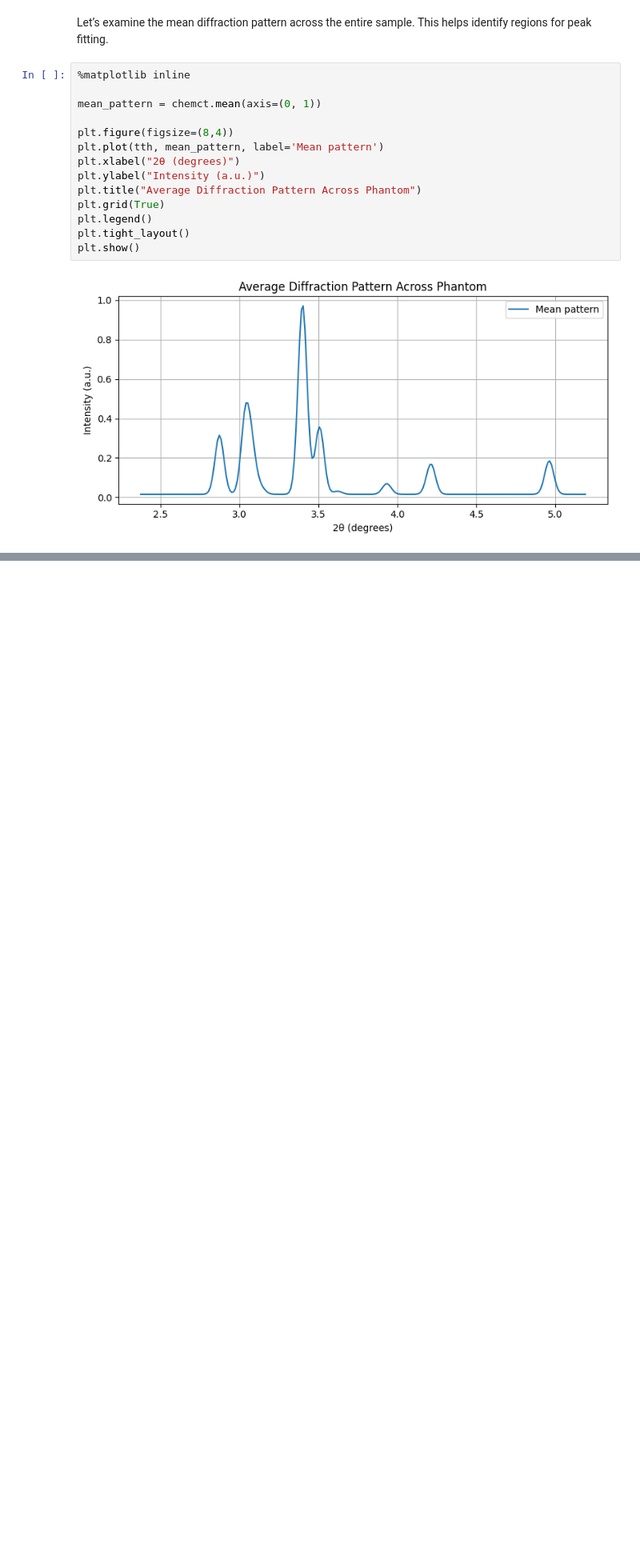
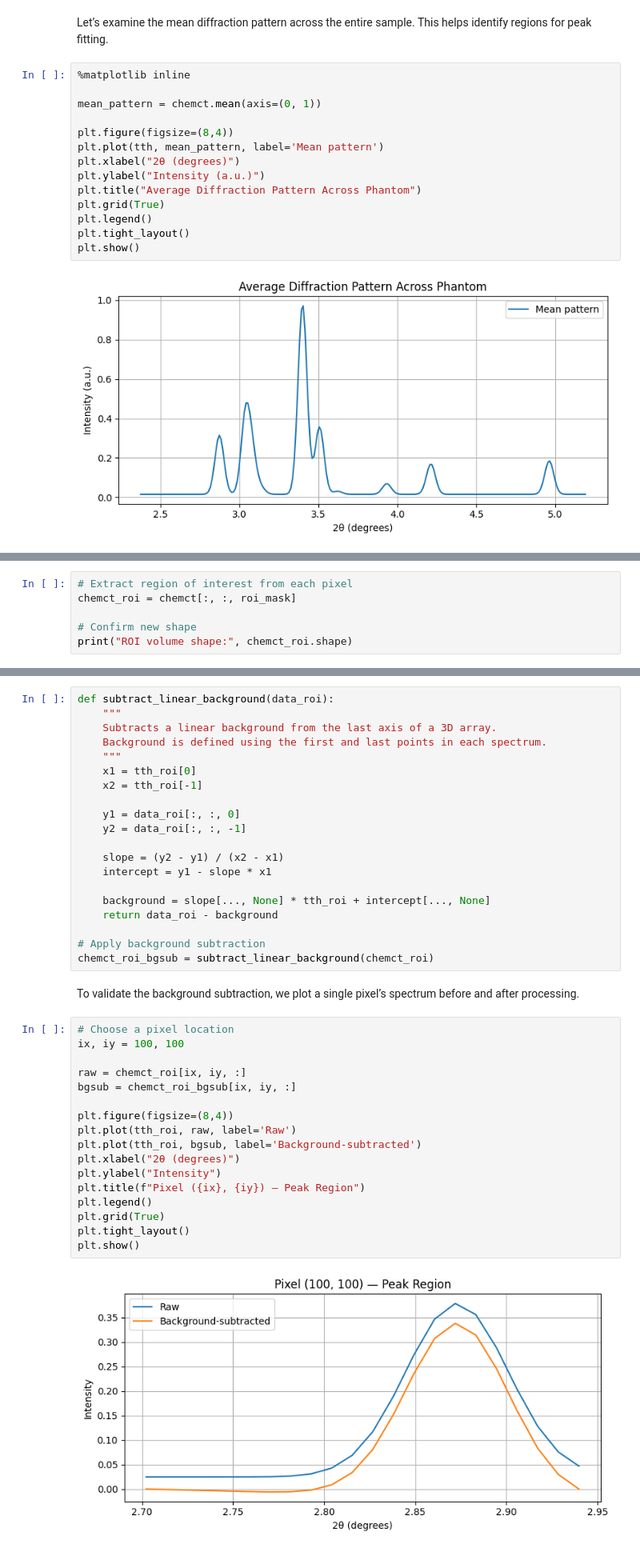
Before and after one commit to antonyvam/nDTomo, a Jupyter notebook: docs/source/notebooks/tutorial_peak_fitting.ipynb, the cells around one changed output, grey strips where cells are left out. Shown at 80% size. Cells and saved outputs as stored; diff of their text form; blank space fills up the shorter version.

```diff
--- a/docs/source/notebooks/tutorial_peak_fitting.ipynb
+++ b/docs/source/notebooks/tutorial_peak_fitting.ipynb
@@ -133,0 +161,6 @@ plt.show()
+# %%
+# Extract region of interest from each pixel
+chemct_roi = chemct[:, :, roi_mask]
+
+# Confirm new shape
+print("ROI volume shape:", chemct_roi.shape)
@@ -133,0 +171,41 @@ plt.show()
+# %%
+def subtract_linear_background(data_roi):
+    """
+    Subtracts a linear background from the last axis of a 3D array.
+    Background is defined using the first and last points in each spectrum.
+    """
+    x1 = tth_roi[0]
+    x2 = tth_roi[-1]
+
+    y1 = data_roi[:, :, 0]
+    y2 = data_roi[:, :, -1]
+
+    slope = (y2 - y1) / (x2 - x1)
+    intercept = y1 - slope * x1
+
+    background = slope[..., None] * tth_roi + intercept[..., None]
+    return data_roi - background
+
+# Apply background subtraction
+chemct_roi_bgsub = subtract_linear_background(chemct_roi)
+# %% [markdown]
+To validate the background subtraction, we plot a single pixel’s spectrum before and after processing.
+# %%
+# Choose a pixel location
+ix, iy = 100, 100
+
+raw = chemct_roi[ix, iy, :]
+bgsub = chemct_roi_bgsub[ix, iy, :]
+
+plt.figure(figsize=(8,4))
+plt.plot(tth_roi, raw, label='Raw')
+plt.plot(tth_roi, bgsub, label='Background-subtracted')
+plt.xlabel("2θ (degrees)")
+plt.ylabel("Intensity")
+plt.title(f"Pixel ({ix}, {iy}) — Peak Region")
+plt.legend()
+plt.grid(True)
+plt.tight_layout()
+plt.show()
+# %% [output]
+[figure, added]
```
Also changed, not shown: parts of 13 cells of this notebook, 1 other file.
